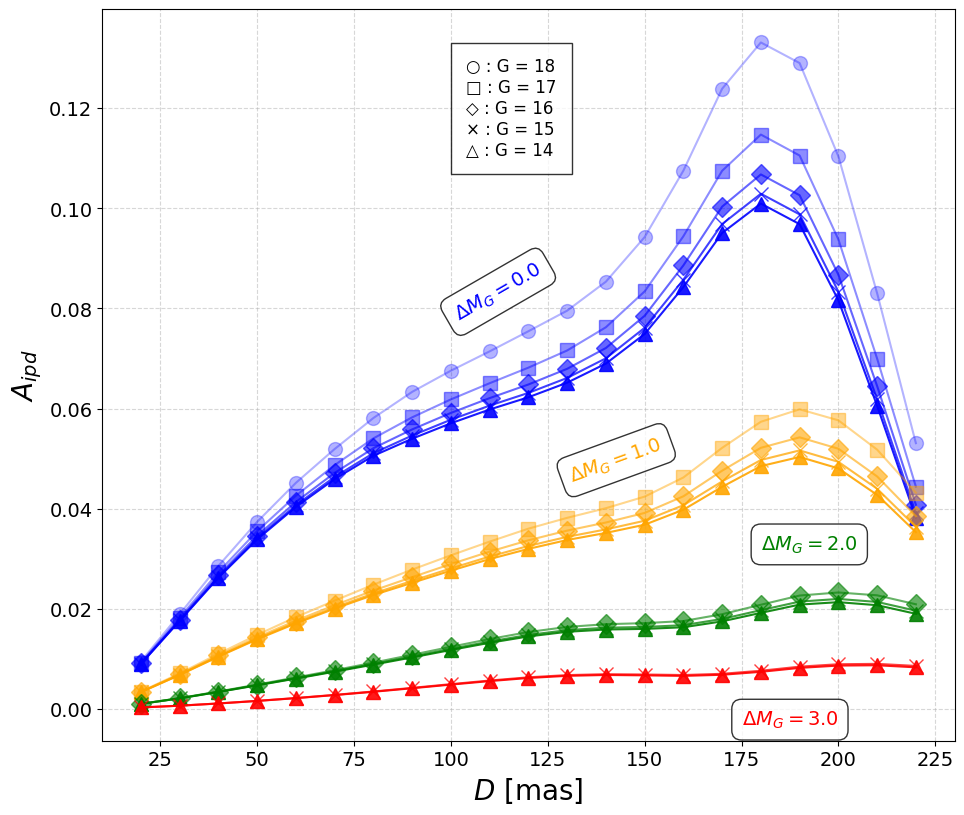
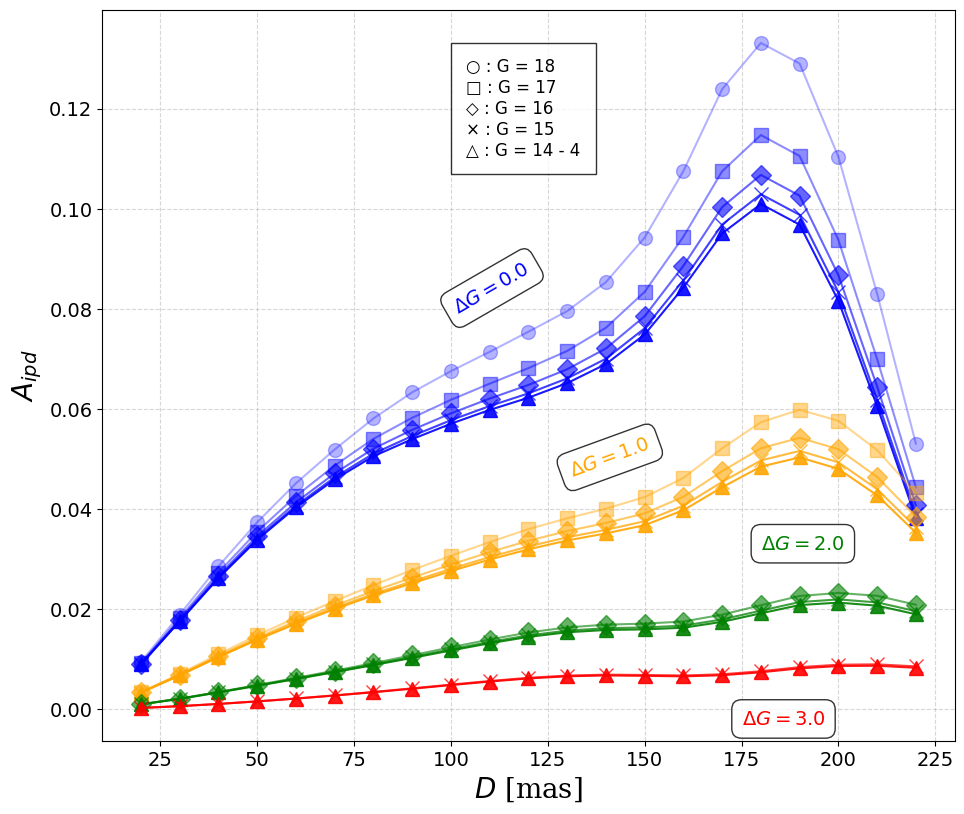
The change to this notebook cell's code, shown as a diff; its figure went from the first image to the second:
--- before
+++ after
@@ -43,8 +43,8 @@
 ax.grid(linestyle='--', alpha=0.5)
 bbox = {'boxstyle': 'round,pad=0.5', 'facecolor': 'white', 'alpha': 0.8}
-ax.text(175, -1e-6, r'$\Delta M_G = 3.0$', fontsize=14, verticalalignment='top', color='red', bbox=bbox)
-ax.text(180, 0.035, r'$\Delta M_G = 2.0$', fontsize=14, verticalalignment='top', color='green', bbox=bbox)
-ax.text(130, 0.055, r'$\Delta M_G = 1.0$', fontsize=14, verticalalignment='top', color='orange', bbox=bbox, rotation=20)
-ax.text(100, 0.09, r'$\Delta M_G = 0.0$', fontsize=14, verticalalignment='top', color='blue', bbox=bbox, rotation=30)
+ax.text(175, -1e-6, r'$\Delta G = 3.0$', fontsize=14, verticalalignment='top', color='red', bbox=bbox)
+ax.text(180, 0.035, r'$\Delta G = 2.0$', fontsize=14, verticalalignment='top', color='green', bbox=bbox)
+ax.text(130, 0.055, r'$\Delta G = 1.0$', fontsize=14, verticalalignment='top', color='orange', bbox=bbox, rotation=20)
+ax.text(100, 0.09, r'$\Delta G = 0.0$', fontsize=14, verticalalignment='top', color='blue', bbox=bbox, rotation=30)
 # ax.arrow(x=125, y=0.13, dx=0, dy=-0.03, head_width=3, head_length=0.005, fc='black', ec='black')
 # ax.text(125, 0.135, f"G = {gmax:.0f}", fontsize=12, ha='center', va='center')
@@ -59,6 +59,8 @@
 {markers[2].text} : G = {Gs[-3]:.0f}
 {markers[1].text} : G = {Gs[-4]:.0f}
-{markers[0].text} : G = {Gs[-5]:.0f}"""
+{markers[0].text} : G = {Gs[-5]:.0f} - 4"""
 ax.text(104, 0.12, text, fontsize=12,horizontalalignment='left', verticalalignment='center', bbox=bbox2)
 
 plt.show()
+
+fig.savefig(f'{home}/Desktop/A_D_DM_G.png', dpi=450)

Commit: Refactor bulk simulation script and add update script for GOF amplitude